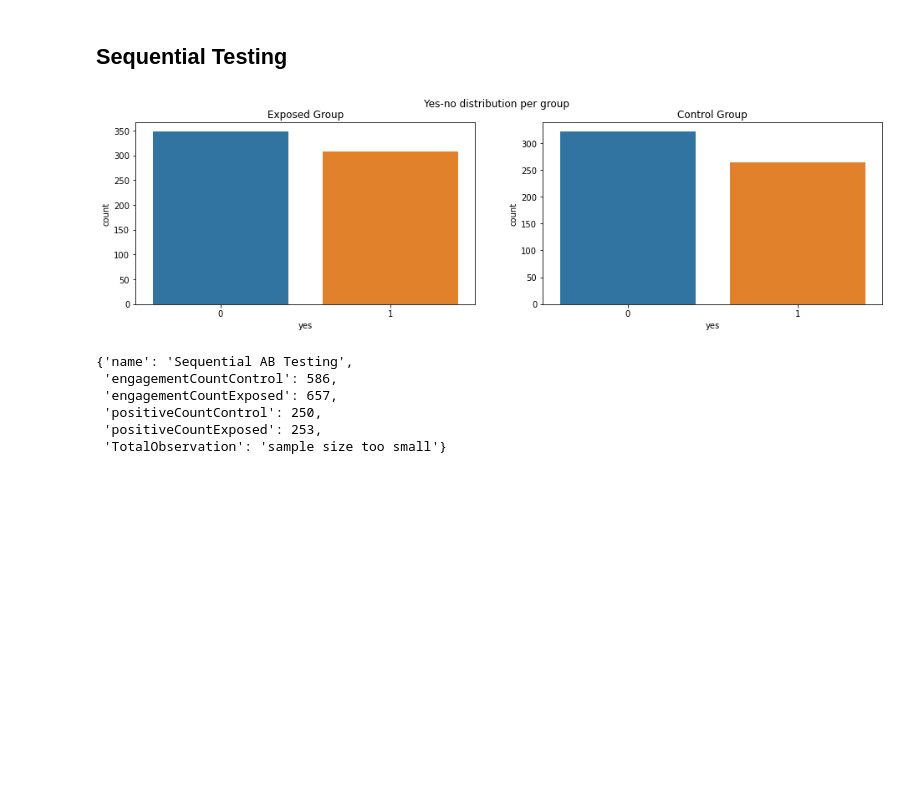
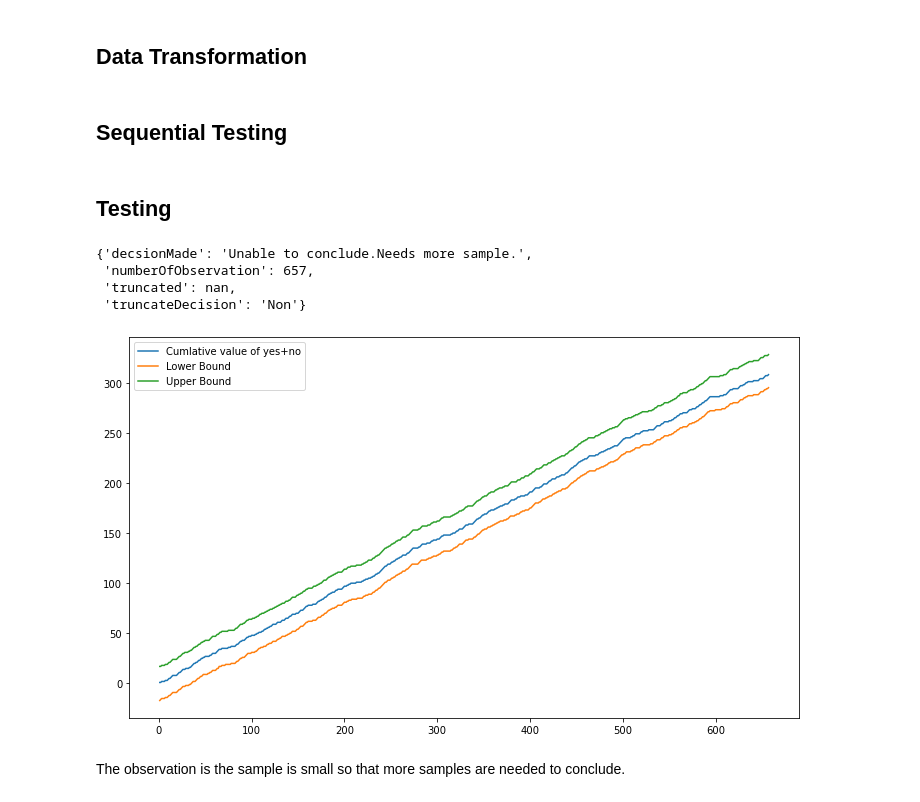
Before and after one commit to tadesse381/SmartAd_AB_test-1, a Jupyter notebook: AB_Testing/sequential AB test.ipynb, the cells around one changed output. Drawn from its saved outputs; the diff is of its cells as text; code cells hidden in the pictures; blank space fills up the shorter version.

Commit message:
Squential Test Final

```diff
--- a/AB_Testing/sequential AB test.ipynb
+++ b/AB_Testing/sequential AB test.ipynb
@@ -11,3 +17,6 @@ warnings.filterwarnings('ignore')
 # %%
+# reading the csv file
+missing_values = ["n/a", "na", "undefined"]
 file_name = '../data/AdSmartABdata.csv'
-ad_df = pd.read_csv(file_name)
+df =pd.read_csv(file_name, na_values=missing_values)
+df
@@ -13,0 +46,2 @@ ad_df = pd.read_csv(file_name)
+# %% [markdown]
+## Data Transformation
@@ -116,21 +342,22 @@ def pretyPrintTestResult(test):
-# %%
-sample_size = 550
-
-##data processing here
-exposed, control = transform_data(clean_ad_df, sample_size)
-
-##plot data summary
-plotDataSummary(exposed,control)
-# %% [output]
-[figure, removed]
-# %%
-seq_test=SequentialTest(exposed, control, sample_size)
-
-pretyPrintTestResult(seq_test)
-# %% [output]
-{'name': 'Sequential AB Testing',
- 'engagementCountControl': 586,
- 'engagementCountExposed': 657,
- 'positiveCountControl': 250,
- 'positiveCountExposed': 253,
- 'TotalObservation': 'sample size too small'}
+# %% [markdown]
+## Testing
+# %%
+alpha = 0.5
+beta = 0.10
+exposed,  control = transform_data(df)
+odd_ratio = 1.1
+
+conditionalSPRTObj = ConditionalSPRT(exposed, control, odd_ratio, alpha, beta)
+res = conditionalSPRTObj.run()
+conditionalSPRTObj.jsonResult(res)
+# %% [output]
+{'decsionMade': 'Unable to conclude.Needs more sample.',
+ 'numberOfObservation': 657,
+ 'truncated': nan,
+ 'truncateDecision': 'Non'}
+# %%
+conditionalSPRTObj.plotExperiment(res)
+# %% [output]
+[figure, added]
+# %% [markdown]
+The observation is the sample is small so that more samples are needed to conclude.
```
Also changed, not shown: parts of 8 cells of this notebook.
